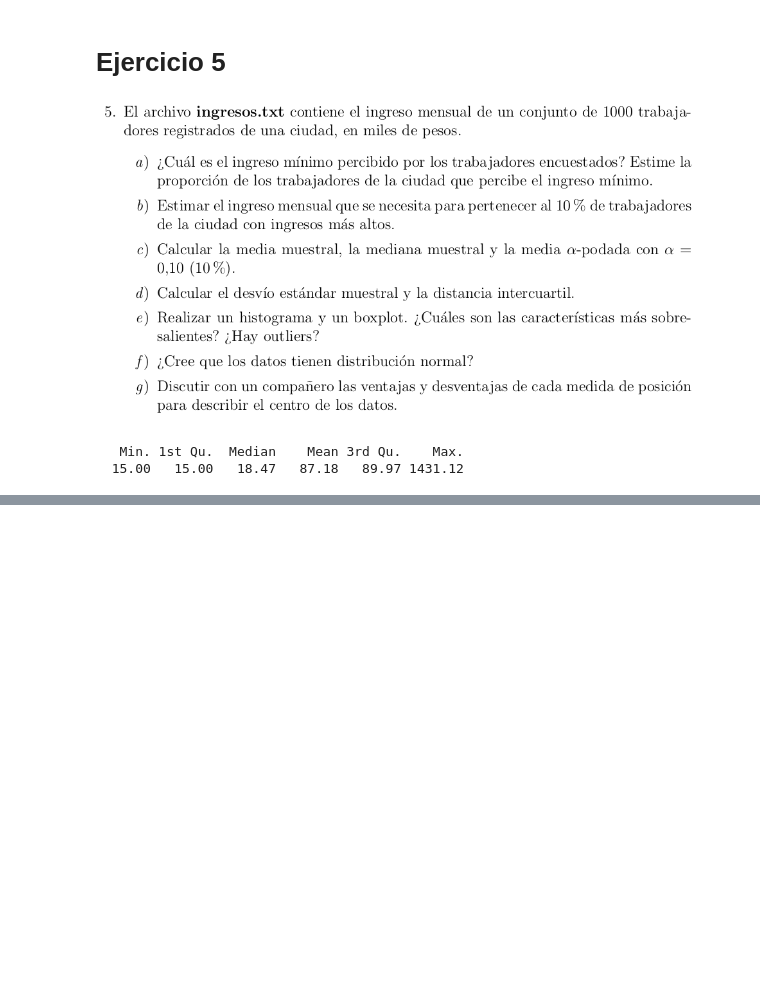
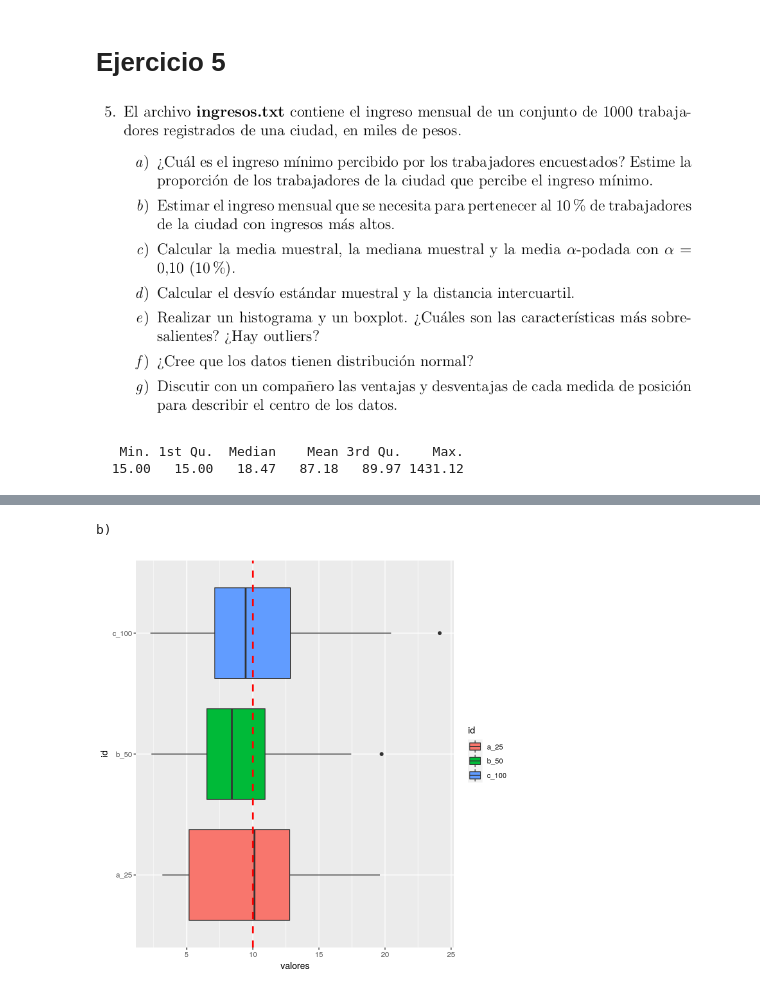
Before and after one commit to fzanollo/proba, a Jupyter notebook: Practica_6/Practica 6.ipynb, the cells around one changed output, grey strips where cells are left out. Cells and saved outputs as stored; diff of their text form; code cells hidden in the pictures; blank space fills up the shorter version.

```diff
--- a/Practica_6/Practica 6.ipynb
+++ b/Practica_6/Practica 6.ipynb
@@ -152,0 +192,6 @@ a) ingreso minimo 15 proporcion que lo cobra 0.461
+# %%
+cat('b)')
+makeQQ(rgamma, 5/0.5, shape = 5, rate = 0.5)
+# %% [output]
+b)
+[figure, added]
```
Also changed, not shown: parts of 23 cells of this notebook, 1 other file.
